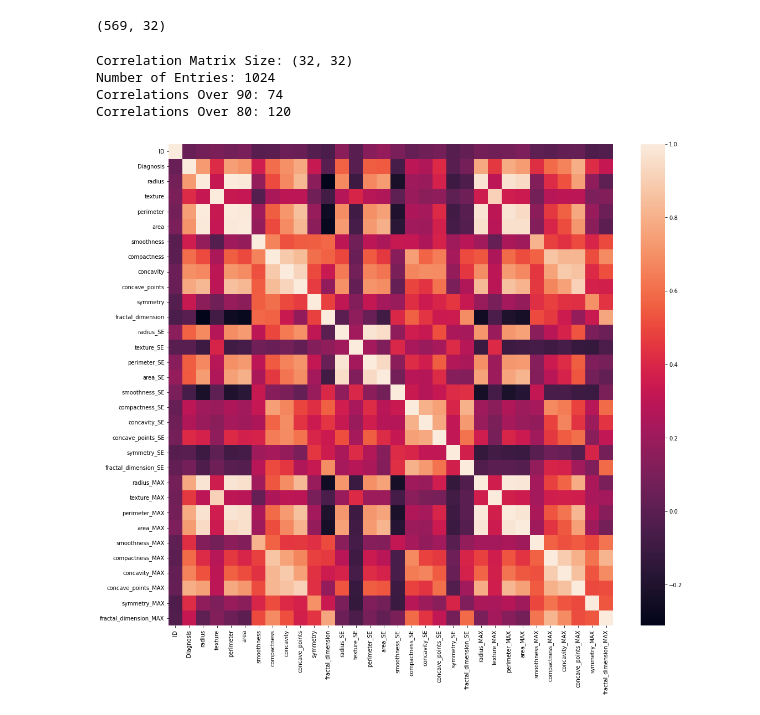
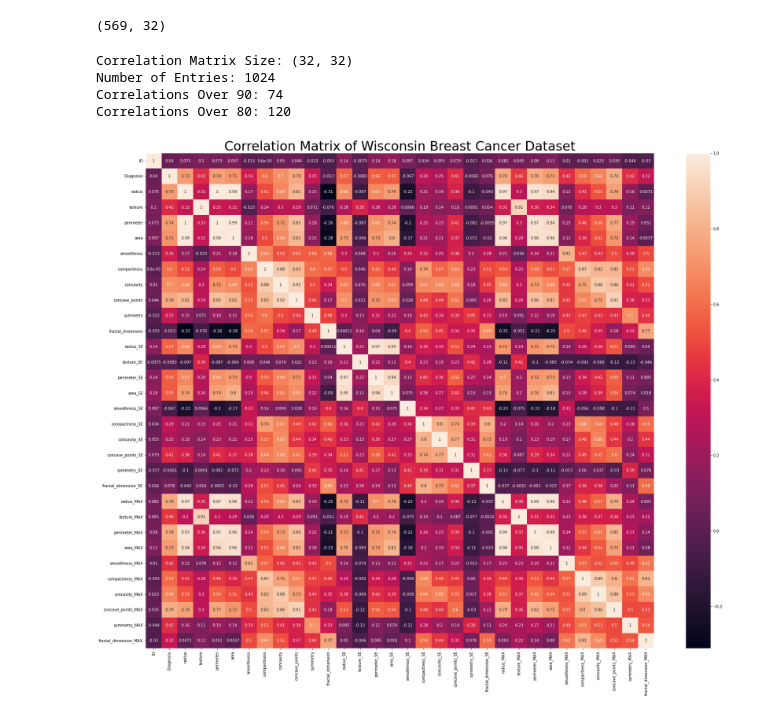
Before and after one commit to sprice134/MQP-2023, a Jupyter notebook: Code/Data_Analysis/correlationMatrix.ipynb, the cells around one changed output. Drawn from its saved outputs; the diff is of its cells as text; code cells hidden in the pictures.

```diff
--- a/Code/Data_Analysis/correlationMatrix.ipynb
+++ b/Code/Data_Analysis/correlationMatrix.ipynb
@@ -22,24 +22,25 @@ print(df.shape)
 # %%
 corrMatrix = df.corr()
 numbersAbove90 = 0
 numbersAbove80 = 0
 for index, row in corrMatrix.iterrows():
     for cell in row:
         if cell > 0.9:
             numbersAbove90 += 1
         if cell > 0.8:
             numbersAbove80 += 1
 
 print('Correlation Matrix Size: {}'.format(corrMatrix.shape))
 print('Number of Entries: {}'.format(corrMatrix.shape[0] * corrMatrix.shape[1]))
 print('Correlations Over 90: {}'.format(numbersAbove90))
 print('Correlations Over 80: {}'.format(numbersAbove80))
-sn.heatmap(corrMatrix)
-plt.rcParams["figure.figsize"] = (18, 16)
+sn.heatmap(corrMatrix, annot=True)
+plt.rcParams["figure.figsize"] = (30, 24)
+plt.title('Correlation Matrix of Wisconsin Breast Cancer Dataset', fontdict={'fontsize': 34})
 plt.show()
 # %% [output]
 Correlation Matrix Size: (32, 32)
 Number of Entries: 1024
 Correlations Over 90: 74
 Correlations Over 80: 120
-[figure, old version]
+[figure, new version]
```
Also changed, not shown: parts of 1 cell of this notebook, 6 other files.
